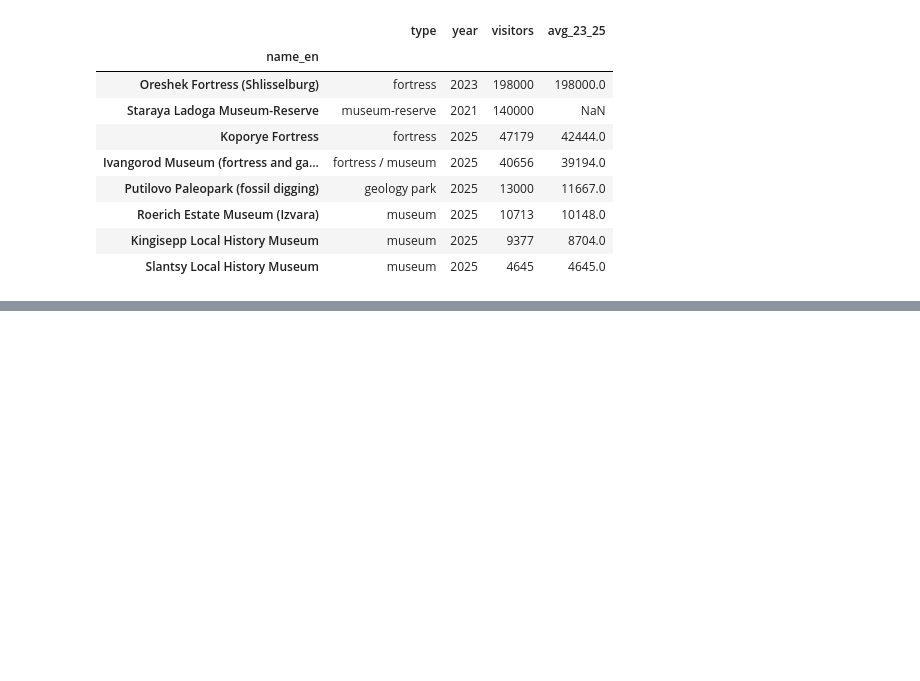
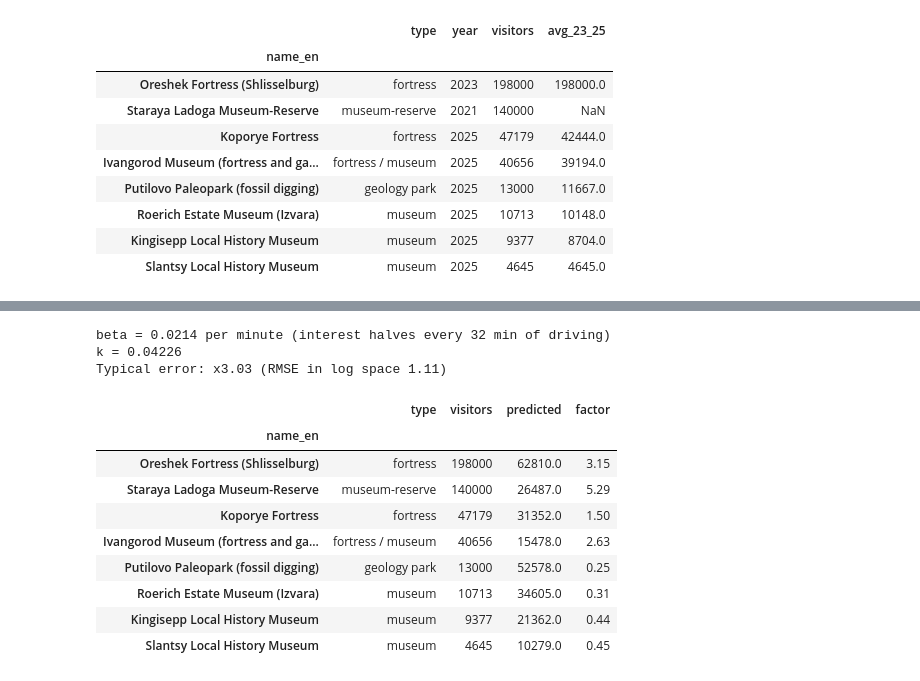
Before and after one commit to evelina-kalugina/klint-visitor-demand-model, a Jupyter notebook: notebooks/05_calibration.ipynb, the cells around one changed output, grey strips where cells are left out. Drawn from its saved outputs; the diff is of its cells as text; code cells hidden in the pictures; blank space fills up the shorter version.

```diff
--- a/notebooks/05_calibration.ipynb
+++ b/notebooks/05_calibration.ipynb
@@ -59,0 +70,45 @@ Calibration points: 8
+# %%
+from scipy.special import logsumexp
+
+T = tt[calib.index].to_numpy()   # minutes, origins x calibration sites
+P = pop.to_numpy()
+y = np.log(calib["visitors"].to_numpy())
+
+def log_access(beta, T):
+    # log of sum_i P_i * exp(-beta * t_ij), computed without numbers becoming 0
+    return logsumexp(-beta * T, b=P[:, None], axis=0)
+
+def residuals(params, y, T):
+    log_k, beta = params
+    return y - (log_k + log_access(beta, T))
+
+def fit_model(y, T):
+    res = least_squares(residuals, x0=[np.log(0.01), 0.02], args=(y, T),
+                        bounds=([-np.inf, 0.0], [np.inf, 0.2]))
+    return res.x   # log_k, beta
+
+log_k, beta = fit_model(y, T)
+resid = residuals([log_k, beta], y, T)
+rmse = np.sqrt(np.mean(resid ** 2))
+
+print(f"beta = {beta:.4f} per minute (interest halves every {np.log(2) / beta:.0f} min of driving)")
+print(f"k = {np.exp(log_k):.5f}")
+print(f"Typical error: x{np.exp(rmse):.2f} (RMSE in log space {rmse:.2f})")
+
+calib["predicted"] = np.exp(log_k + log_access(beta, T)).round(0)
+calib["factor"] = (calib["visitors"] / calib["predicted"]).round(2)
+calib[["type", "visitors", "predicted", "factor"]]
+# %% [output]
+beta = 0.0214 per minute (interest halves every 32 min of driving)
+k = 0.04226
+Typical error: x3.03 (RMSE in log space 1.11)
+|  | type | visitors | predicted | factor |
+| name_en |  |  |  |  |
+| Oreshek Fortress (Shlisselburg) | fortress | 198000 | 62810.0 | 3.15 |
+| Staraya Ladoga Museum-Reserve | museum-reserve | 140000 | 26487.0 | 5.29 |
+| Koporye Fortress | fortress | 47179 | 31352.0 | 1.50 |
+| Ivangorod Museum (fortress and ga... | fortress / museum | 40656 | 15478.0 | 2.63 |
+| Putilovo Paleopark (fossil digging) | geology park | 13000 | 52578.0 | 0.25 |
+| Roerich Estate Museum (Izvara) | museum | 10713 | 34605.0 | 0.31 |
+| Kingisepp Local History Museum | museum | 9377 | 21362.0 | 0.44 |
+| Slantsy Local History Museum | museum | 4645 | 10279.0 | 0.45 |
```
Also changed, not shown: parts of 3 cells of this notebook, 1 other file.
